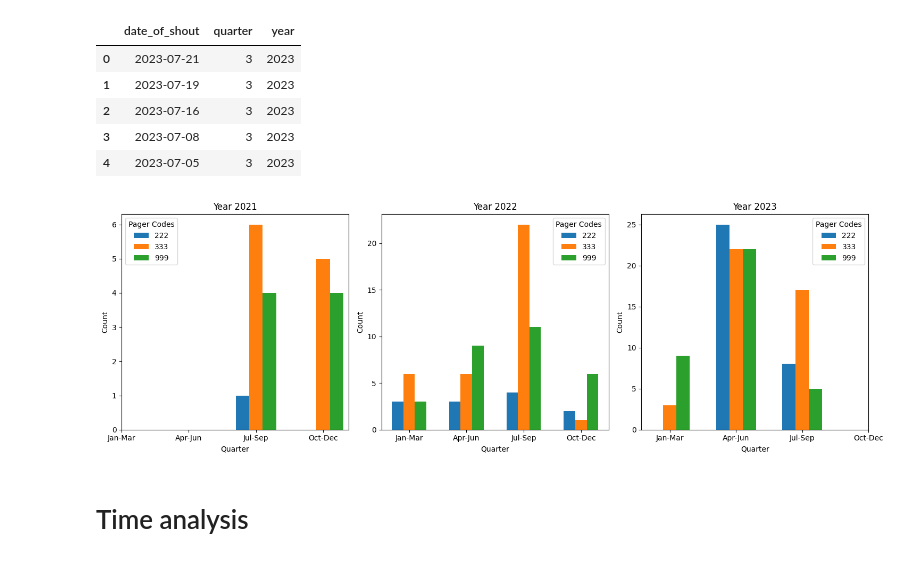
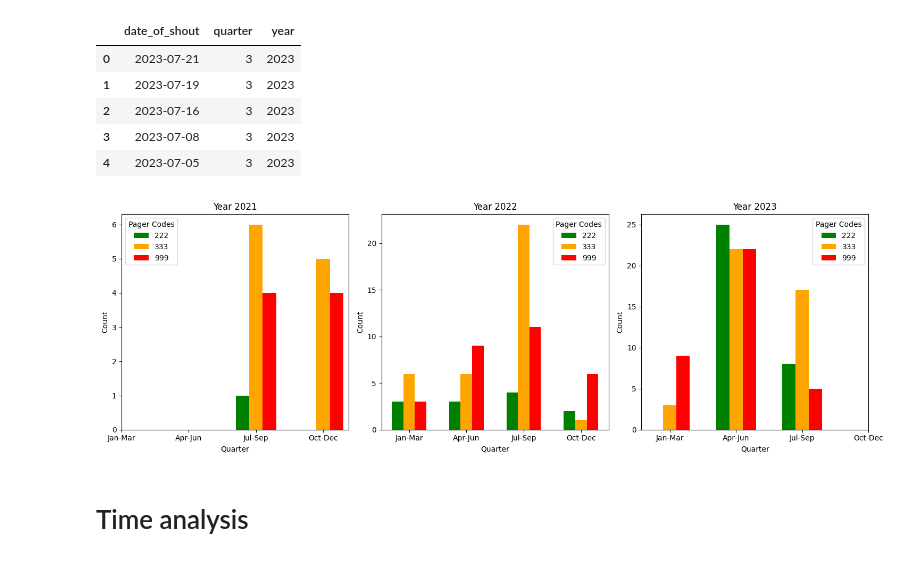
Before and after one commit to rhyslwells/LLRB, a Jupyter notebook: notebooks/analysis.ipynb, the cells around one changed output. Cells and saved outputs as stored; diff of their text form; code cells hidden in the pictures.

```diff
--- a/notebooks/analysis.ipynb
+++ b/notebooks/analysis.ipynb
@@ -51,41 +55,34 @@ counts_222 = df_grouped['pager_code'].apply(count_codes_222).reset_index(name='c
 counts_333 = df_grouped['pager_code'].apply(count_codes_333).reset_index(name='count_333')
 counts_999 = df_grouped['pager_code'].apply(count_codes_999).reset_index(name='count_999')
 # %%
-# Define a mapping for quarters
-quarter_labels = {
-    1: 'Jan-Mar',
-    2: 'Apr-Jun',
-    3: 'Jul-Sep',
-    4: 'Oct-Dec'
-}
 
-color_mapping = {222: 'yellow', 333: 'green', 999: 'red'}
+color_mapping = {222: 'green', 333: 'orange', 999: 'red'}
 
 
 # Plotting all graphs together
 fig, axes = plt.subplots(nrows=1, ncols=3, figsize=(15, 5))
 
 for idx, year in enumerate(counts_222['year'].unique()):
     df_year_222 = counts_222[counts_222['year'] == year]
     df_year_333 = counts_333[counts_333['year'] == year]
     df_year_999 = counts_999[counts_999['year'] == year]
 
     ax = axes[idx]
-    ax.bar(df_year_222['quarter'] - 0.2, df_year_222['count_222'], width=0.2, label='222')
-    ax.bar(df_year_333['quarter'], df_year_333['count_333'], width=0.2, label='333')
-    ax.bar(df_year_999['quarter'] + 0.2, df_year_999['count_999'], width=0.2, label='999')
+    ax.bar(df_year_222['quarter'] - 0.2, df_year_222['count_222'], width=0.2,color=color_mapping[222], label='222')
+    ax.bar(df_year_333['quarter'], df_year_333['count_333'], width=0.2,color=color_mapping[333], label='333')
+    ax.bar(df_year_999['quarter'] + 0.2, df_year_999['count_999'], width=0.2, color=color_mapping[999],label='999')
 
     ax.set_title(f'Year {year}')
     ax.set_xlabel('Quarter')
     ax.set_ylabel('Count')
     ax.legend(title='Pager Codes')
     ax.set_xticks(range(1, 5))
     ax.set_xticklabels([quarter_labels[q] for q in range(1, 5)])
 
 plt.tight_layout()
 plt.show()
 # %% [output]
-[figure, old version]
+[figure, new version]
 # %% [markdown]
 
 # Time analysis
```
Also changed, not shown: parts of 43 cells of this notebook, 3 other files.
